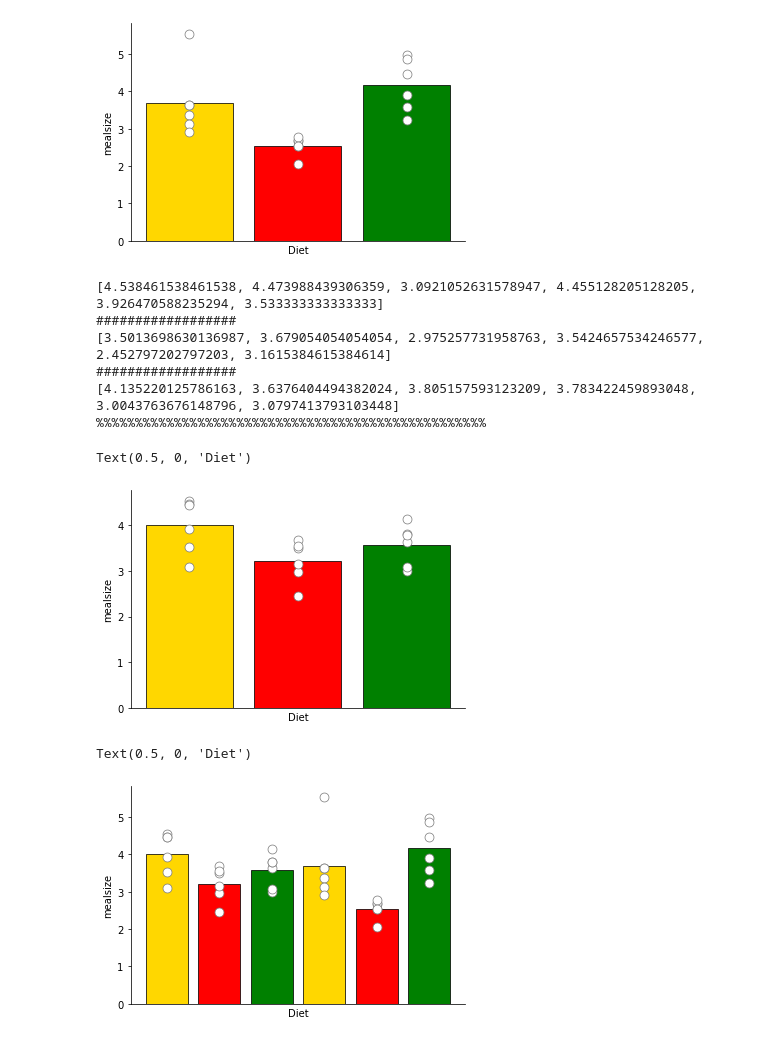
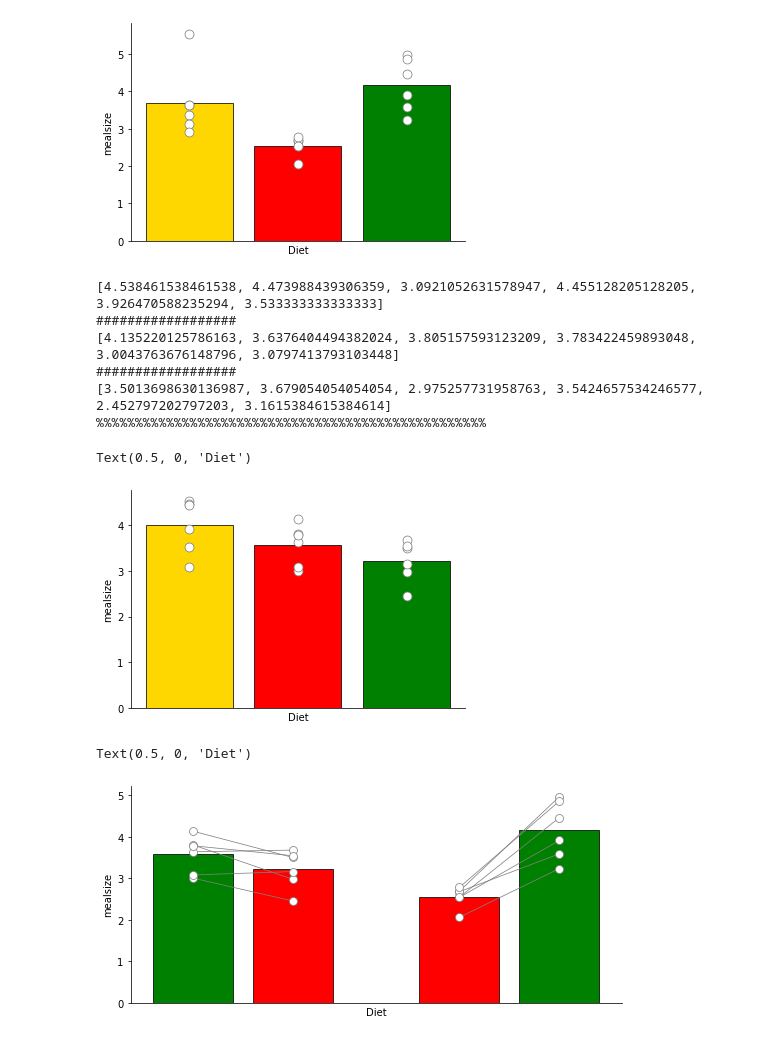
Before and after one commit to Htbibalan/FEDProtein, a Jupyter notebook: FEDANALYSIS METAFILE.ipynb, the cells around one changed output. Cells and saved outputs as stored; diff of their text form; code cells hidden in the pictures.

Commit message:
Added Mealsize

```diff
--- a/FEDANALYSIS METAFILE.ipynb
+++ b/FEDANALYSIS METAFILE.ipynb
@@ -608,7 +608,7 @@ Text(0.5, 0, 'Diet')
 # %%
 NRPRFF1=[]
 for row in metafilerows:
-    if row [2] == "PR":
+    if row [2] == "NR":
         if row[5] == 1:
             if row[3] =="FF":
                 filename = row[0]
@@ -626,7 +626,7 @@ for row in metafilerows:
 
 NRPRFF2=[]
 for row in metafilerows:
-    if row[2] == "NR":
+    if row[2] == "PR":
         if row[5] == 1:
             if row[3] =="FF":
                 filename = row[0]
@@ -677,18 +677,23 @@ ax.set_xlabel("Diet")
 # %% [output]
 [4.538461538461538, 4.473988439306359, 3.0921052631578947, 4.455128205128205, 3.926470588235294, 3.533333333333333]
 ##################
+[4.135220125786163, 3.6376404494382024, 3.805157593123209, 3.783422459893048, 3.0043763676148796, 3.0797413793103448]
+##################
 [3.5013698630136987, 3.679054054054054, 2.975257731958763, 3.5424657534246577, 2.452797202797203, 3.1615384615384614]
-##################
-[4.135220125786163, 3.6376404494382024, 3.805157593123209, 3.783422459893048, 3.0043763676148796, 3.0797413793103448]
 %%%%%%%%%%%%%%%%%%%%%%%%%%%%%%%%%%%%%%%%%%%%%%%%%%
 Text(0.5, 0, 'Diet')
-[figure, old version]
+[figure, new version]
 # %%
+
+
 import matplotlib.pyplot as plt
 f,ax= plt.subplots ()
-tp.barscatter([GRAINFFNRPR_mealsize,NRPRFF1_mealsize,NRPRFF2_mealsize,GRAINFFPRNR_mealsize,PRNRFF1_mealsize, PRNRFF2_mealsize], ax=ax, barfacecolor= ["gold","red", "green","gold","red", "green"],barfacecoloroption= "individual")
+
+
+
+ax,barx,barlist, sclist= tp.barscatter([[NRPRFF1_mealsize,NRPRFF2_mealsize],[PRNRFF1_mealsize,PRNRFF2_mealsize ]], ax=ax, barfacecolor= ["green", "red","red", "green"],barfacecoloroption= "individual", paired = True)
 ax.set_ylabel("mealsize")
 ax.set_xlabel("Diet")
 # %% [output]
 Text(0.5, 0, 'Diet')
-[figure, old version]
+[figure, new version]
```
Also changed, not shown: parts of 3 cells of this notebook, 1 other file.
